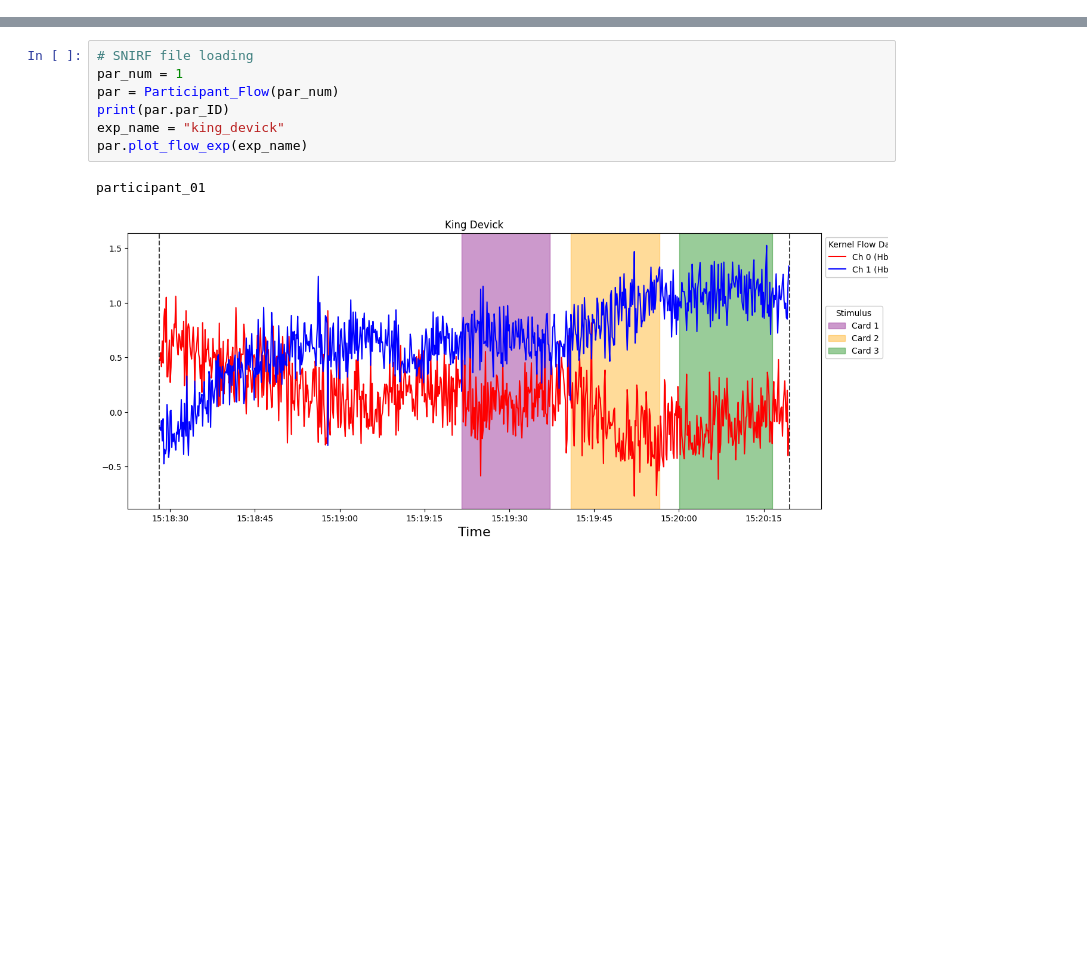
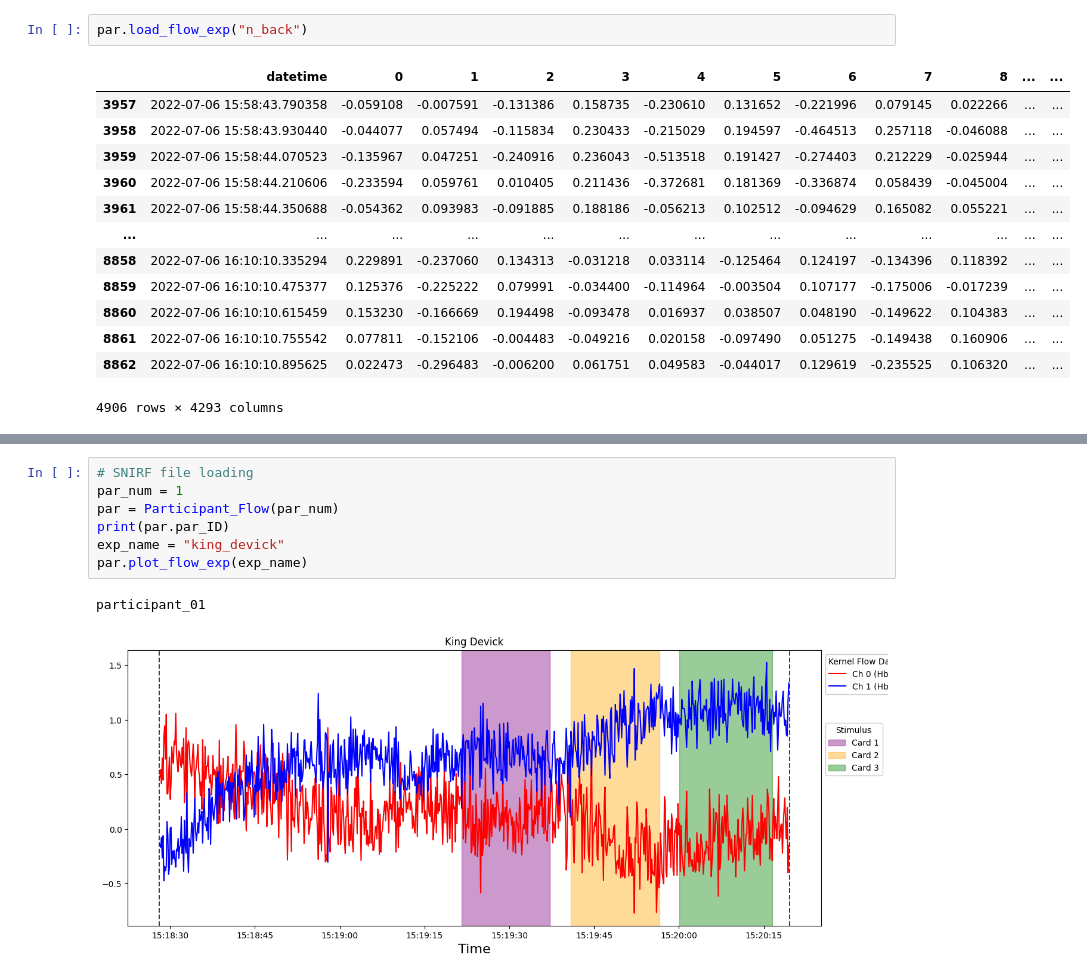
Before and after one commit to AyazLab/KernelFlow_Analysis, a Jupyter notebook: flow_analysis.ipynb, the cells around one changed output, grey strips where cells are left out. Saved outputs shown, nothing was run; the diff lists cells and outputs as text; blank space fills up the shorter version.

```diff
--- a/flow_analysis.ipynb
+++ b/flow_analysis.ipynb
@@ -749,0 +864,16 @@ class Participant_Flow:
+# %%
+par.load_flow_exp("n_back")
+# %% [output]
+|  | datetime | 0 | 1 | 2 | 3 | 4 | 5 | 6 | 7 | 8 | ... | ... |
+| 3957 | 2022-07-06 15:58:43.790358 | -0.059108 | -0.007591 | -0.131386 | 0.158735 | -0.230610 | 0.131652 | -0.221996 | 0.079145 | 0.022266 | ... | ... |
+| 3958 | 2022-07-06 15:58:43.930440 | -0.044077 | 0.057494 | -0.115834 | 0.230433 | -0.215029 | 0.194597 | -0.464513 | 0.257118 | -0.046088 | ... | ... |
+| 3959 | 2022-07-06 15:58:44.070523 | -0.135967 | 0.047251 | -0.240916 | 0.236043 | -0.513518 | 0.191427 | -0.274403 | 0.212229 | -0.025944 | ... | ... |
+| 3960 | 2022-07-06 15:58:44.210606 | -0.233594 | 0.059761 | 0.010405 | 0.211436 | -0.372681 | 0.181369 | -0.336874 | 0.058439 | -0.045004 | ... | ... |
+| 3961 | 2022-07-06 15:58:44.350688 | -0.054362 | 0.093983 | -0.091885 | 0.188186 | -0.056213 | 0.102512 | -0.094629 | 0.165082 | 0.055221 | ... | ... |
+| ... | ... | ... | ... | ... | ... | ... | ... | ... | ... | ... | ... | ... |
+| 8858 | 2022-07-06 16:10:10.335294 | 0.229891 | -0.237060 | 0.134313 | -0.031218 | 0.033114 | -0.125464 | 0.124197 | -0.134396 | 0.118392 | ... | ... |
+| 8859 | 2022-07-06 16:10:10.475377 | 0.125376 | -0.225222 | 0.079991 | -0.034400 | -0.114964 | -0.003504 | 0.107177 | -0.175006 | -0.017239 | ... | ... |
+| 8860 | 2022-07-06 16:10:10.615459 | 0.153230 | -0.166669 | 0.194498 | -0.093478 | 0.016937 | 0.038507 | 0.048190 | -0.149622 | 0.104383 | ... | ... |
+| 8861 | 2022-07-06 16:10:10.755542 | 0.077811 | -0.152106 | -0.004483 | -0.049216 | 0.020158 | -0.097490 | 0.051275 | -0.149438 | 0.160906 | ... | ... |
+| 8862 | 2022-07-06 16:10:10.895625 | 0.022473 | -0.296483 | -0.006200 | 0.061751 | 0.049583 | -0.044017 | 0.129619 | -0.235525 | 0.106320 | ... | ... |
+4906 rows × 4293 columns
```
Also changed, not shown: parts of 8 cells of this notebook, 1 other file.
